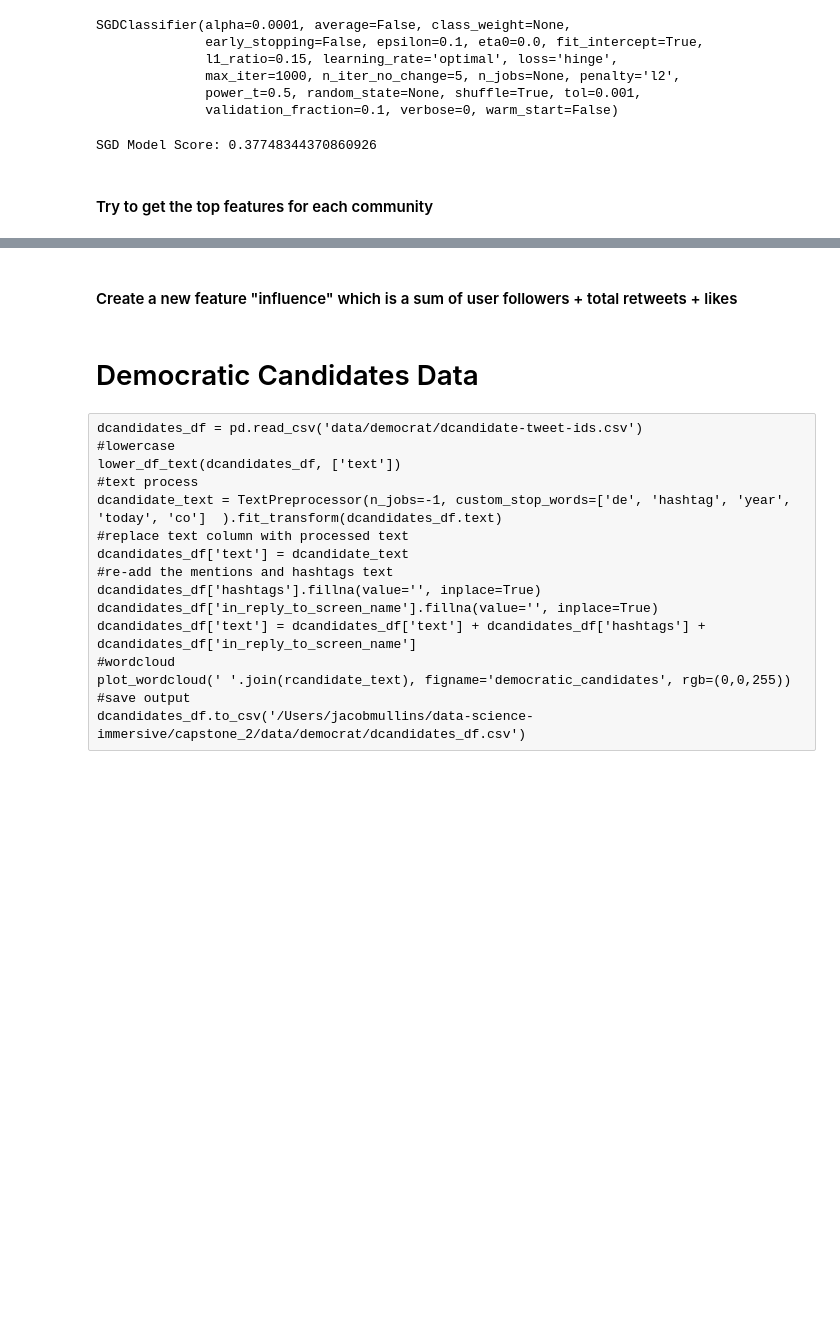
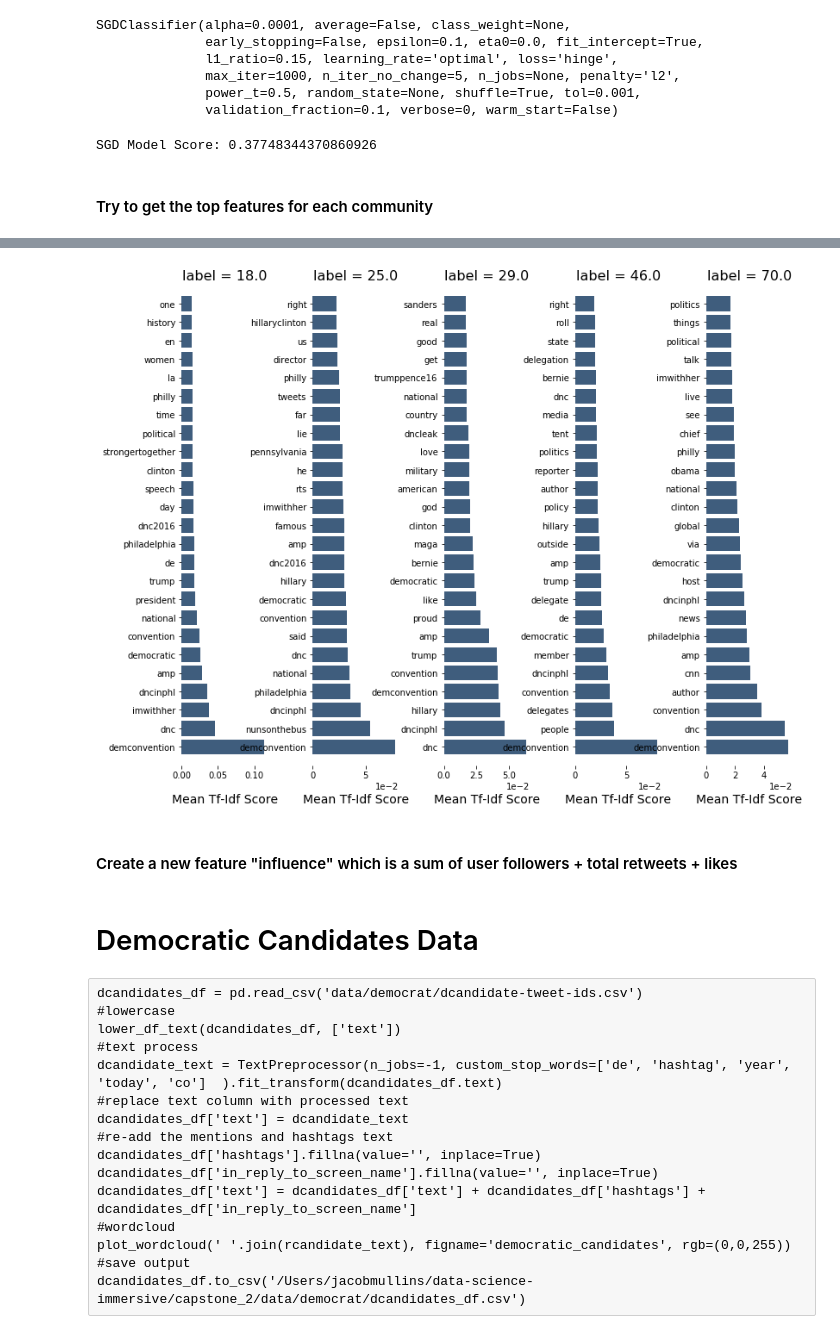
Before and after one commit to jakemull13/Network-Analysis-of-Political-Communites-on-Twitter, a Jupyter notebook: EDA.ipynb, the cells around one changed output, grey strips where cells are left out. Cells and saved outputs as stored; diff of their text form; code cells hidden in the pictures; blank space fills up the shorter version.

```diff
--- a/EDA.ipynb
+++ b/EDA.ipynb
@@ -374,4 +374,4 @@ SGD Model Score: 0.37748344370860926
 # %% [markdown]
 #### Try to get the top features for each community
 # %%
-features = vectorizer.get_feature_names()
+features_names = vectorizer.get_feature_names()
@@ -385,0 +378,63 @@ def top_tfidf_feats(row, features, top_n=25):
+# %%
+def top_tfidf_feats(row, features, top_n=25):
+    ''' Get top n tfidf values in row and return them with their corresponding feature names.'''
+    topn_ids = np.argsort(row)[::-1][:top_n]
+    top_feats = [(features[i], row[i]) for i in topn_ids]
+    df = pd.DataFrame(top_feats)
+    df.columns = ['feature', 'tfidf']
+    return df
+
+def top_feats_in_doc(Xtr, features, row_id, top_n=25):
+    row = np.squeeze(Xtr[row_id].toarray())
+    return top_tfidf_feats(row, features, top_n)
+
+top_feats_in_doc(X_train,feature_names,2)
+
+def top_mean_feats(Xtr, features, grp_ids=None, min_tfidf=0.1, top_n=25):
+    ''' Return the top n features that on average are most important amongst documents in rows
+        indentified by indices in grp_ids. '''
+    if grp_ids:
+        D = Xtr[grp_ids].toarray()
+    else:
+        D = Xtr.toarray()
+
+    D[D < min_tfidf] = 0
+    tfidf_means = np.mean(D, axis=0)
+    return top_tfidf_feats(tfidf_means, features, top_n)
+
+def top_feats_by_class(Xtr, y, features, min_tfidf=0.1, top_n=25):
+    ''' Return a list of dfs, where each df holds top_n features and their mean tfidf value
+        calculated across documents with the same class label. '''
+    dfs = []
+    labels = np.unique(y)
+    for label in labels:
+        ids = np.where(y==label)
+        feats_df = top_mean_feats(Xtr, features, ids, min_tfidf=min_tfidf, top_n=top_n)
+        feats_df.label = label
+        dfs.append(feats_df)
+    return dfs
+dfs=top_feats_by_class(X_train,y_train,feature_names)
+
+def plot_tfidf_classfeats_h(dfs):
+    ''' Plot the data frames returned by the function plot_tfidf_classfeats(). '''
+    fig = plt.figure(figsize=(12, 9), facecolor="w")
+    x = np.arange(len(dfs[0]))
+    for i, df in enumerate(dfs):
+        ax = fig.add_subplot(1, len(dfs), i+1)
+        ax.spines["top"].set_visible(False)
+        ax.spines["right"].set_visible(False)
+        ax.set_frame_on(False)
+        ax.get_xaxis().tick_bottom()
+        ax.get_yaxis().tick_left()
+        ax.set_xlabel("Mean Tf-Idf Score", labelpad=16, fontsize=14)
+        ax.set_title("label = " + str(df.label), fontsize=16)
+        ax.ticklabel_format(axis='x', style='sci', scilimits=(-2,2))
+        ax.barh(x, df.tfidf, align='center', color='#3F5D7D')
+        ax.set_yticks(x)
+        ax.set_ylim([-1, x[-1]+1])
+        yticks = ax.set_yticklabels(df.feature)
+        plt.subplots_adjust(bottom=0.09, right=0.97, left=0.15, top=0.95, wspace=0.52)
+    plt.show()
+
+plot_tfidf_classfeats_h(dfs)
+# %% [output]
@@ -386,3 +458,4 @@ def top_tfidf_feats(row, features, top_n=25):
+[figure, added]
 # %% [markdown]
 #### Create a new feature "influence" which is a sum of user followers + total retweets + likes
 # %% [markdown]
```
Also changed, not shown: parts of 2 cells of this notebook.
